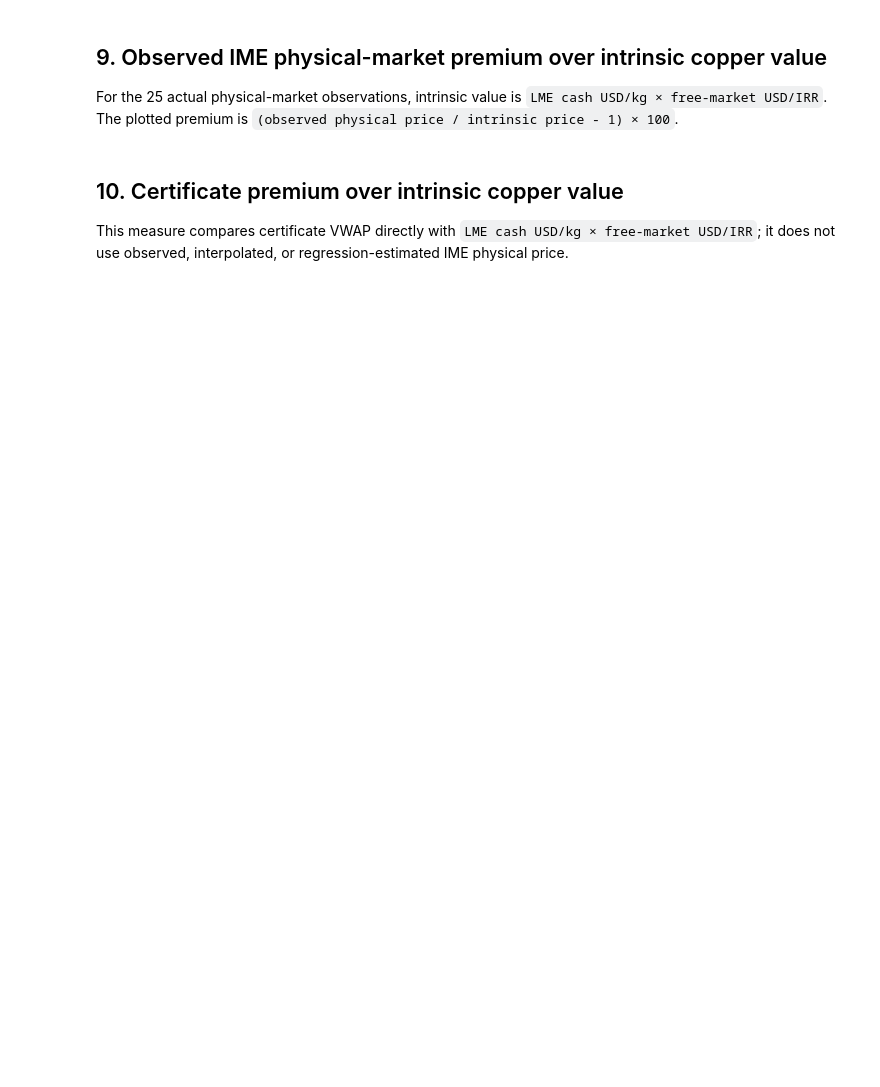
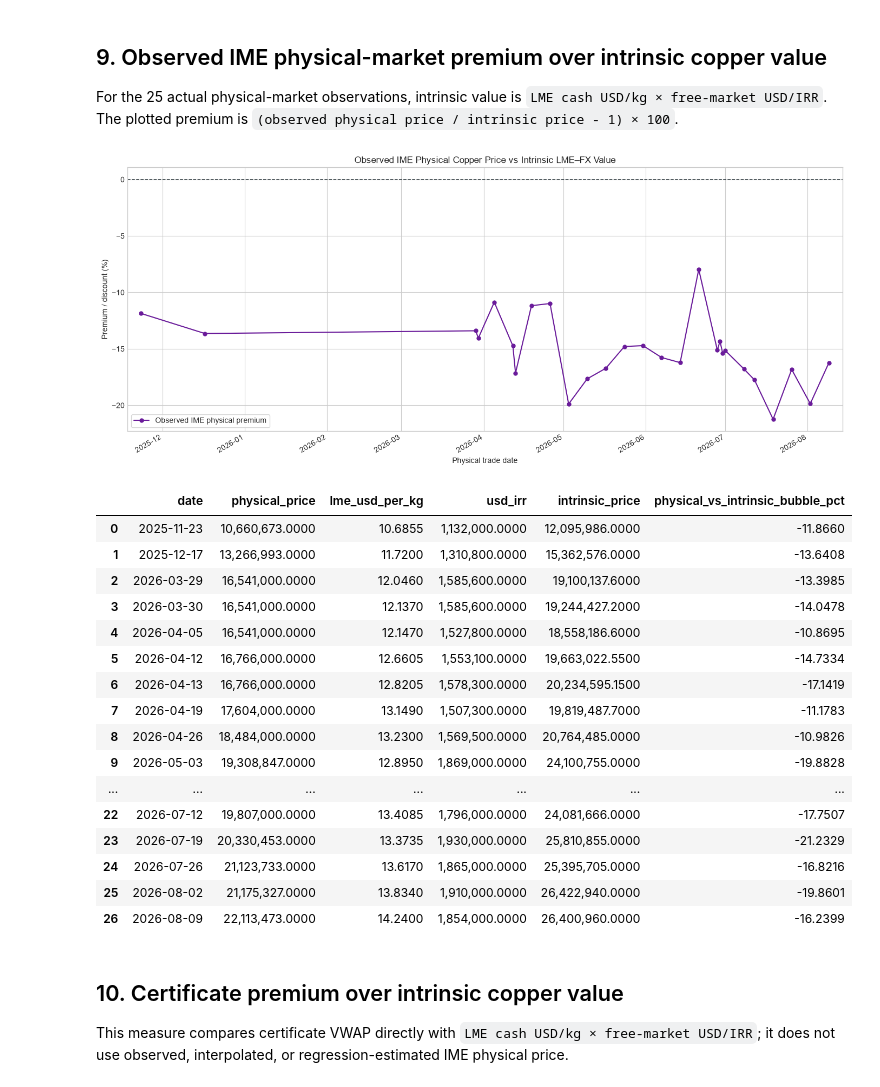
Before and after one commit to amirabadimm/empirical-economics-research, a Jupyter notebook: commodity/copper/notebooks/02_certificate_analysis.ipynb, the cells around one changed output. Cells and saved outputs as stored; diff of their text form; code cells hidden in the pictures; blank space fills up the shorter version.

```diff
--- a/commodity/copper/notebooks/02_certificate_analysis.ipynb
+++ b/commodity/copper/notebooks/02_certificate_analysis.ipynb
@@ -403,36 +476,55 @@ For the 25 actual physical-market observations, intrinsic value is `LME cash USD
 physical_intrinsic_bubble = anchors[[
     "date", "physical_price", "lme_usd_per_kg", "usd_irr", "intrinsic_price"
 ]].copy()
-assert len(physical_intrinsic_bubble) == 25
+assert len(physical_intrinsic_bubble) == len(anchors)
 physical_intrinsic_bubble["physical_vs_intrinsic_bubble_pct"] = (
     physical_intrinsic_bubble["physical_price"]
     / physical_intrinsic_bubble["intrinsic_price"]
     - 1
 ) * 100
 
 fig, ax = plt.subplots(figsize=(14, 6))
 ax.plot(
     physical_intrinsic_bubble["date"],
     physical_intrinsic_bubble["physical_vs_intrinsic_bubble_pct"],
     color="#6A1B9A",
     linewidth=1.5,
     marker="o",
     markersize=5,
     label="Observed IME physical premium",
 )
 ax.axhline(0, color="#263238", linestyle="--", linewidth=1.1)
 ax.set(
     title="Observed IME Physical Copper Price vs Intrinsic LME–FX Value",
     xlabel="Physical trade date",
     ylabel="Premium / discount (%)",
 )
 ax.legend(frameon=True)
 ax.margins(x=0.02)
 fig.autofmt_xdate()
 fig.tight_layout()
 plt.show()
 
 physical_intrinsic_bubble
+# %% [output]
+[figure, added]
+|  | date | physical_price | lme_usd_per_kg | usd_irr | intrinsic_price | physical_vs_intrinsic_bubble_pct |
+| 0 | 2025-11-23 | 10,660,673.0000 | 10.6855 | 1,132,000.0000 | 12,095,986.0000 | -11.8660 |
+| 1 | 2025-12-17 | 13,266,993.0000 | 11.7200 | 1,310,800.0000 | 15,362,576.0000 | -13.6408 |
+| 2 | 2026-03-29 | 16,541,000.0000 | 12.0460 | 1,585,600.0000 | 19,100,137.6000 | -13.3985 |
+| 3 | 2026-03-30 | 16,541,000.0000 | 12.1370 | 1,585,600.0000 | 19,244,427.2000 | -14.0478 |
+| 4 | 2026-04-05 | 16,541,000.0000 | 12.1470 | 1,527,800.0000 | 18,558,186.6000 | -10.8695 |
+| 5 | 2026-04-12 | 16,766,000.0000 | 12.6605 | 1,553,100.0000 | 19,663,022.5500 | -14.7334 |
+| 6 | 2026-04-13 | 16,766,000.0000 | 12.8205 | 1,578,300.0000 | 20,234,595.1500 | -17.1419 |
+| 7 | 2026-04-19 | 17,604,000.0000 | 13.1490 | 1,507,300.0000 | 19,819,487.7000 | -11.1783 |
+| 8 | 2026-04-26 | 18,484,000.0000 | 13.2300 | 1,569,500.0000 | 20,764,485.0000 | -10.9826 |
+| 9 | 2026-05-03 | 19,308,847.0000 | 12.8950 | 1,869,000.0000 | 24,100,755.0000 | -19.8828 |
+| ... | ... | ... | ... | ... | ... | ... |
+| 22 | 2026-07-12 | 19,807,000.0000 | 13.4085 | 1,796,000.0000 | 24,081,666.0000 | -17.7507 |
+| 23 | 2026-07-19 | 20,330,453.0000 | 13.3735 | 1,930,000.0000 | 25,810,855.0000 | -21.2329 |
+| 24 | 2026-07-26 | 21,123,733.0000 | 13.6170 | 1,865,000.0000 | 25,395,705.0000 | -16.8216 |
+| 25 | 2026-08-02 | 21,175,327.0000 | 13.8340 | 1,910,000.0000 | 26,422,940.0000 | -19.8601 |
+| 26 | 2026-08-09 | 22,113,473.0000 | 14.2400 | 1,854,000.0000 | 26,400,960.0000 | -16.2399 |
 # %% [markdown]
 ## 10. Certificate premium over intrinsic copper value
 
```
Also changed, not shown: parts of 25 cells of this notebook, 28 other files.
